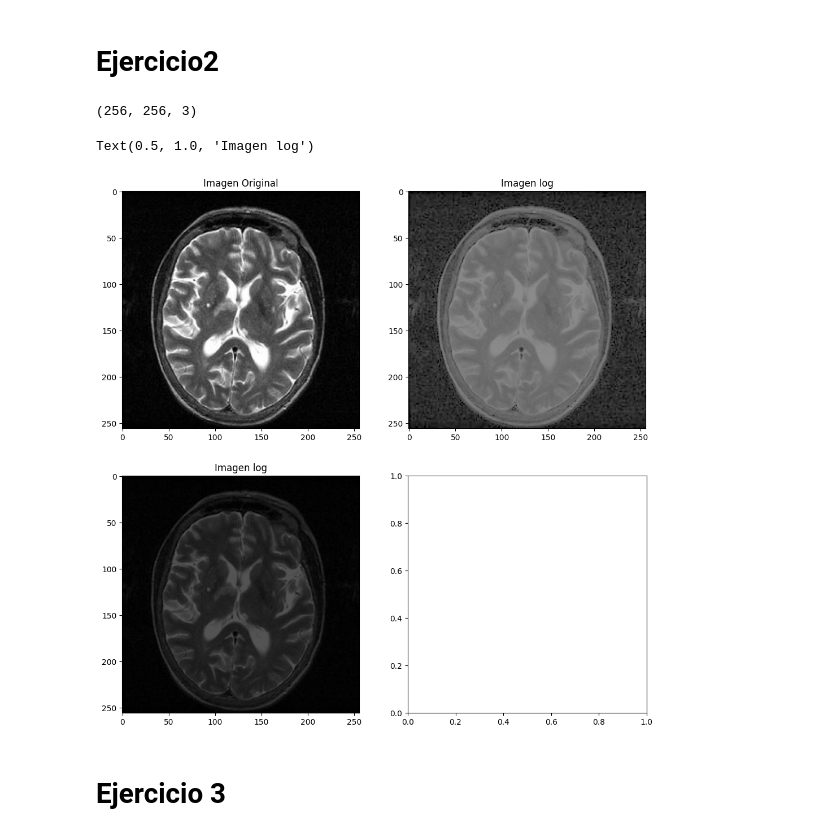
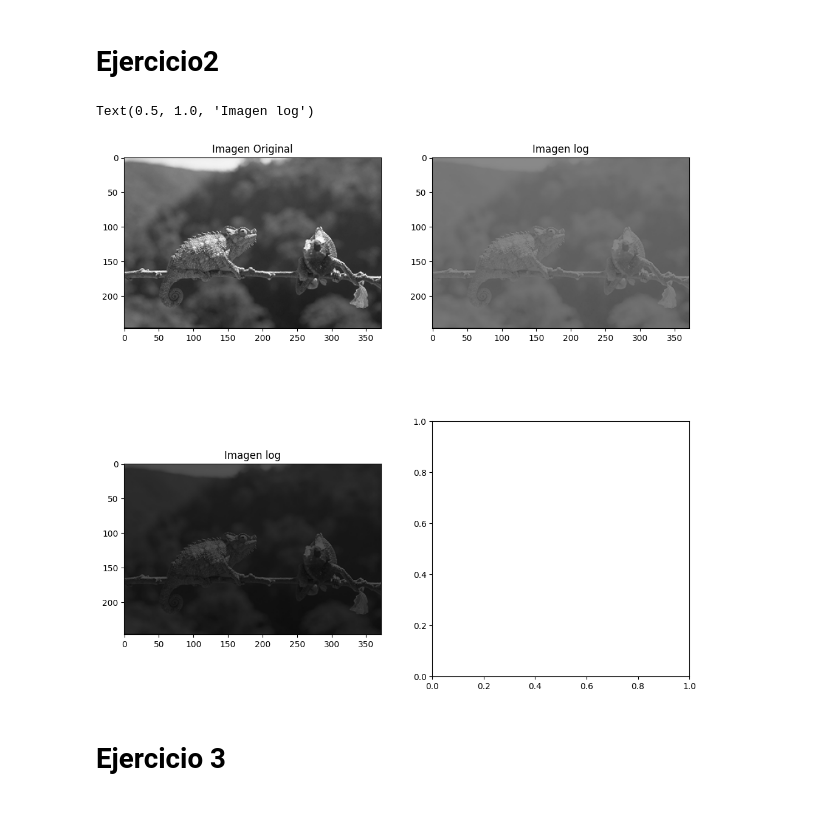
Before and after one commit to TelliRoman/PDI, a Jupyter notebook: Guia2A/tp02a.ipynb, the cells around one changed output. Drawn from its saved outputs; the diff is of its cells as text; code cells hidden in the pictures.

```diff
--- a/Guia2A/tp02a.ipynb
+++ b/Guia2A/tp02a.ipynb
@@ -79,20 +78,19 @@ def LUT_tansf_potencia(c,lam):
     LUT = np.clip(c * r**lam,0,255).astype(np.uint8)
     return LUT
 # %%
-img_camaleon = cv.imread("/content/drive/My Drive/Datasets_pdi/Imagenes/rmn.jpg")
+img_camaleon = cv.imread(r'C:\Users\Roman\Documents\GitHub\PDI\Imagenes\camaleon.tif')
 fig, ax = plt.subplots(nrows=2, ncols=2, figsize=(12,12))
 ax[0,0].imshow(img_camaleon)
 ax[0,0].set_title("Imagen Original")
 
 ax[0,1].imshow(apply_LUT(img_camaleon, LUT_transf_log(25)))
 ax[0,1].set_title("Imagen log")
 
 ax[1,0].imshow(apply_LUT(img_camaleon, LUT_tansf_potencia(1,0.8)))
 ax[1,0].set_title("Imagen log")
 # %% [output]
-(256, 256, 3)
+Text(0.5, 1.0, 'Imagen log')
-Text(0.5, 1.0, 'Imagen log')
-[figure, old version]
+[figure, new version]
 # %% [markdown]
 # Ejercicio 3
 # %%
```
Also changed, not shown: parts of 4 cells of this notebook, 4 other files.
